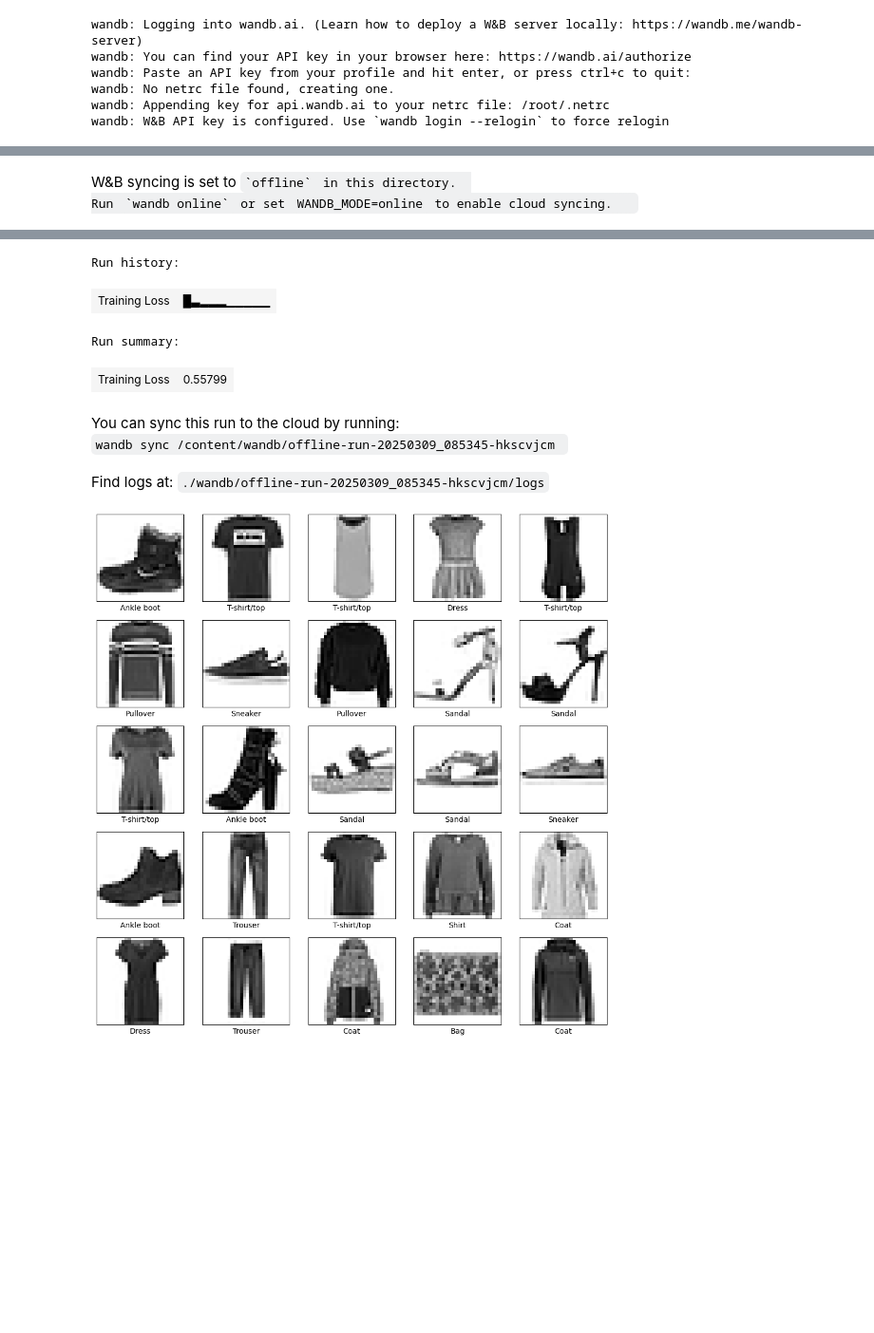
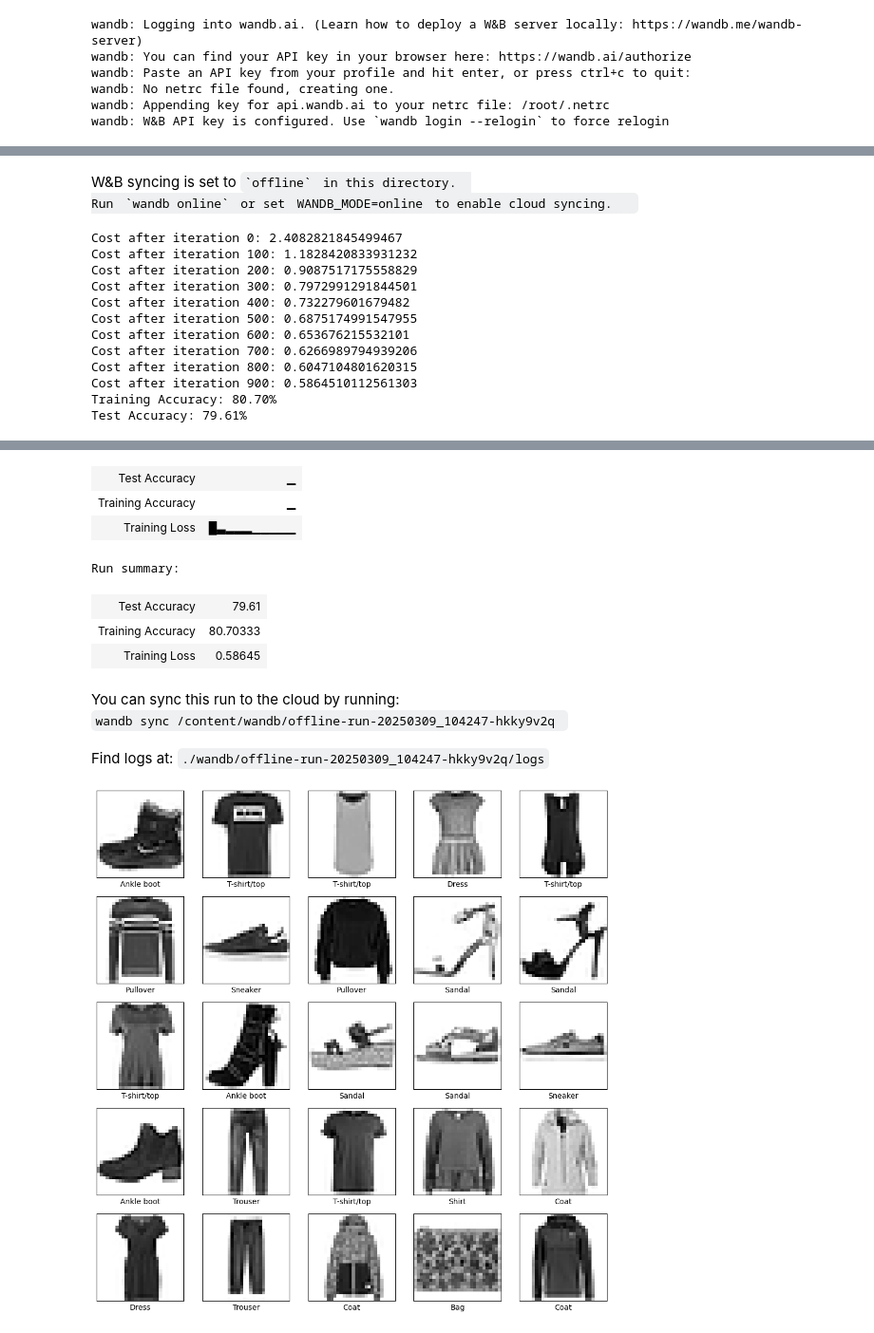
Before and after one commit to SaiRajesh228/DeepLearningAssignment1, a Jupyter notebook: q11.ipynb, the cells around one changed output, grey strips where cells are left out. Shown at 95% size. Saved outputs shown, nothing was run; the diff lists cells and outputs as text; code cells hidden in the pictures; blank space fills up the shorter version.

```diff
--- a/q11.ipynb
+++ b/q11.ipynb
@@ -17,22 +17,14 @@ import numpy as np
 import wandb
 import matplotlib.pyplot as plt
 from keras.datasets import fashion_mnist
+import os
 
 # 🚀 Configure WandB with increased timeout and offline mode
-wandb_settings = wandb.Settings(
-    init_timeout=300  # Increased from default 90 seconds
-)
-
-# 🔑 Set API key as environment variable (alternative to login)
-import os
+wandb_settings = wandb.Settings(init_timeout=300)
 os.environ["WANDB_API_KEY"] = "your-api-key"
 
-# 📌 Initialize WandB project in offline mode to prevent hanging
-run = wandb.init(
-    project="DLAssignment1",
-    settings=wandb_settings,
-    mode="offline"  # Run in offline mode to avoid connection issues
-)
+# 📌 Initialize WandB project in offline mode
+run = wandb.init(project="DLAssignment1", settings=wandb_settings, mode="offline")
 
 # 📌 Question 1: Load and visualize Fashion MNIST
 (train_images, train_labels), (test_images, test_labels) = fashion_mnist.load_data()
@@ -157,6 +149,17 @@ def model(X, Y, layers_dims, learning_rate=0.01, num_iterations=1000):
 
     return parameters, costs
 
+# 📌 Prediction function
+def predict(X, parameters):
+    AL, _ = forward_propagation(X, parameters)
+    predictions = np.argmax(AL, axis=0)
+    return predictions
+
+# 📌 Accuracy computation
+def compute_accuracy(predictions, labels):
+    accuracy = np.mean(predictions == labels) * 100
+    return accuracy
+
 # 🚀 Configure network architecture
 layers_dims = [784, 128, 64, 10]
 wandb.config.update({
@@ -171,6 +174,18 @@ wandb.config.update({
 # 🚀 Train the model
 parameters, costs = model(X_train, Y_train, layers_dims)
 
+# 🚀 Evaluate the model
+train_preds = predict(X_train, parameters)
+test_preds = predict(X_test, parameters)
+
+train_accuracy = compute_accuracy(train_preds, train_labels)
+test_accuracy = compute_accuracy(test_preds, test_labels)
+
+print(f"Training Accuracy: {train_accuracy:.2f}%")
+print(f"Test Accuracy: {test_accuracy:.2f}%")
+
+wandb.log({"Training Accuracy": train_accuracy, "Test Accuracy": test_accuracy})
+
 # 🚀 Save and finish
 wandb.finish()
 # %% [output]
@@ -178,3 +192,15 @@ wandb: Using wandb-core as the SDK backend.  Please refer to https://wandb.me/wa
 Tracking run with wandb version 0.19.7
 W&B syncing is set to `offline` in this directory.
 Run `wandb online` or set WANDB_MODE=online to enable cloud syncing.
+Cost after iteration 0: 2.4082821845499467
+Cost after iteration 100: 1.1828420833931232
+Cost after iteration 200: 0.9087517175558829
+Cost after iteration 300: 0.7972991291844501
+Cost after iteration 400: 0.732279601679482
+Cost after iteration 500: 0.6875174991547955
+Cost after iteration 600: 0.653676215532101
+Cost after iteration 700: 0.6266989794939206
+Cost after iteration 800: 0.6047104801620315
+Cost after iteration 900: 0.5864510112561303
+Training Accuracy: 80.70%
+Test Accuracy: 79.61%
@@ -200,8 +209,11 @@ Cost after iteration 900: 0.55799400611467
+| Test Accuracy | ▁ |
+| Training Accuracy | ▁ |
+| Training Loss | █▃▂▂▂▁▁▁▁▁ |
-Run history:
+Run summary:
-| Training Loss | █▃▂▂▂▁▁▁▁▁ |
-Run summary:
-| Training Loss | 0.55799 |
+| Test Accuracy | 79.61 |
+| Training Accuracy | 80.70333 |
+| Training Loss | 0.58645 |
 You can sync this run to the cloud by running:
-wandb sync /content/wandb/offline-run-20250309_085345-hkscvjcm
+wandb sync /content/wandb/offline-run-20250309_104247-hkky9v2q
-Find logs at: ./wandb/offline-run-20250309_085345-hkscvjcm/logs
+Find logs at: ./wandb/offline-run-20250309_104247-hkky9v2q/logs
 [figure]
```
Also changed, not shown: parts of 1 cell of this notebook.
